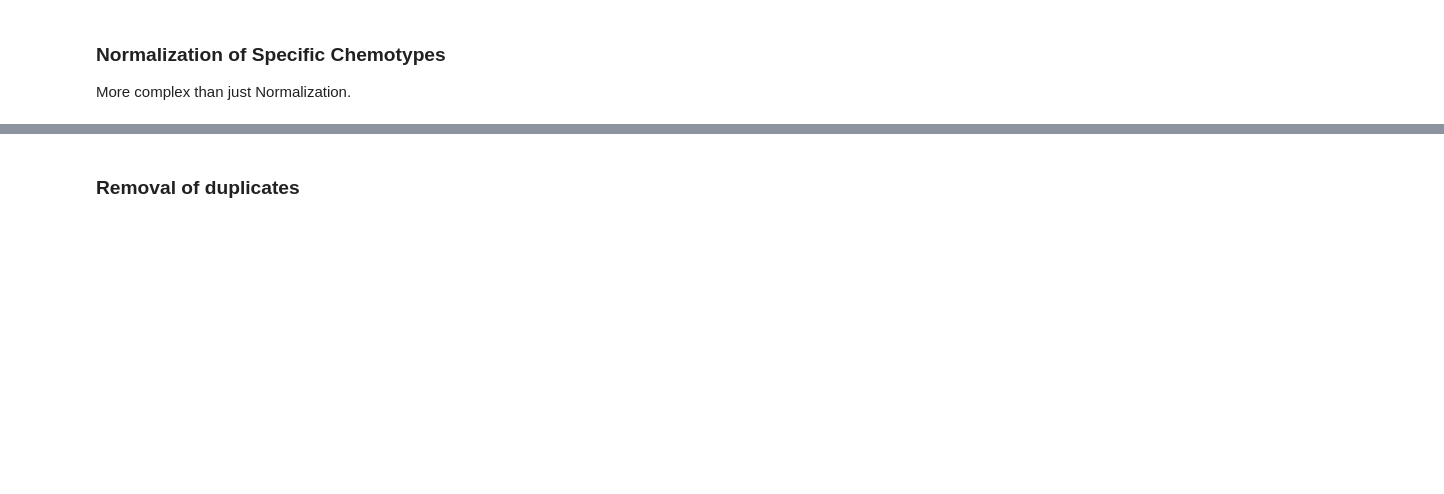
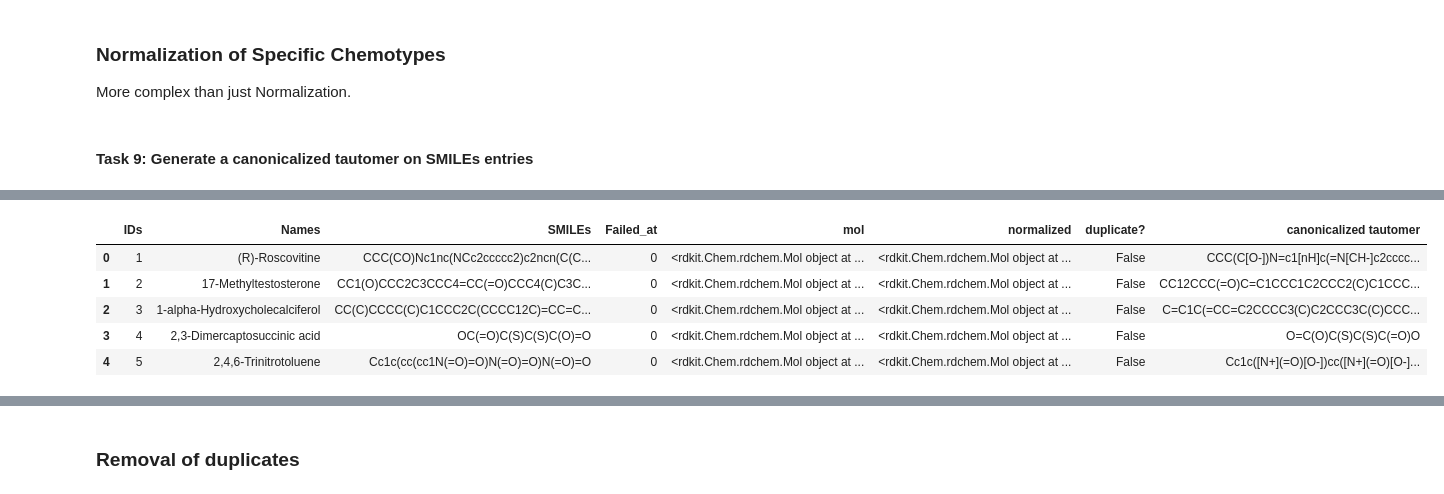
Before and after one commit to volkamerlab/opencadd, a Jupyter notebook: docs/tutorials/standardization.ipynb, the cells around one changed output, grey strips where cells are left out. Drawn from its saved outputs; the diff is of its cells as text; code cells hidden in the pictures; blank space fills up the shorter version.

Commit message:
remove duplicates, generate canonical tautomer

```diff
--- a/docs/tutorials/standardization.ipynb
+++ b/docs/tutorials/standardization.ipynb
@@ -337,3 +396,15 @@ More complex than just Normalization.
 # %%
 # Treatment of tautomeric forms
 # handle_tautomers
+# %% [markdown]
+#### Task 9: Generate a canonicalized tautomer on SMILEs entries
+# %%
+# Setting up the taskNum
+taskNum = 9
+
+dataset = result7
+
+# Find all duplicate occurences in SMILEs
+dataset['canonicalized tautomer'] = dataset['SMILEs'].apply(handle_tautomers.canonicalize_tautomer)
+dataset.head()
+# %% [output]
@@ -339,0 +413,6 @@ More complex than just Normalization.
+|  | IDs | Names | SMILEs | Failed_at | mol | normalized | duplicate? | canonicalized tautomer |
+| 0 | 1 | (R)-Roscovitine | CCC(CO)Nc1nc(NCc2ccccc2)c2ncn(C(C... | 0 | <rdkit.Chem.rdchem.Mol object at ... | <rdkit.Chem.rdchem.Mol object at ... | False | CCC(C[O-])N=c1[nH]c(=N[CH-]c2cccc... |
+| 1 | 2 | 17-Methyltestosterone | CC1(O)CCC2C3CCC4=CC(=O)CCC4(C)C3C... | 0 | <rdkit.Chem.rdchem.Mol object at ... | <rdkit.Chem.rdchem.Mol object at ... | False | CC12CCC(=O)C=C1CCC1C2CCC2(C)C1CCC... |
+| 2 | 3 | 1-alpha-Hydroxycholecalciferol | CC(C)CCCC(C)C1CCC2C(CCCC12C)=CC=C... | 0 | <rdkit.Chem.rdchem.Mol object at ... | <rdkit.Chem.rdchem.Mol object at ... | False | C=C1C(=CC=C2CCCC3(C)C2CCC3C(C)CCC... |
+| 3 | 4 | 2,3-Dimercaptosuccinic acid | OC(=O)C(S)C(S)C(O)=O | 0 | <rdkit.Chem.rdchem.Mol object at ... | <rdkit.Chem.rdchem.Mol object at ... | False | O=C(O)C(S)C(S)C(=O)O |
+| 4 | 5 | 2,4,6-Trinitrotoluene | Cc1c(cc(cc1N(=O)=O)N(=O)=O)N(=O)=O | 0 | <rdkit.Chem.rdchem.Mol object at ... | <rdkit.Chem.rdchem.Mol object at ... | False | Cc1c([N+](=O)[O-])cc([N+](=O)[O-]... |
```
Also changed, not shown: parts of 14 cells of this notebook.
